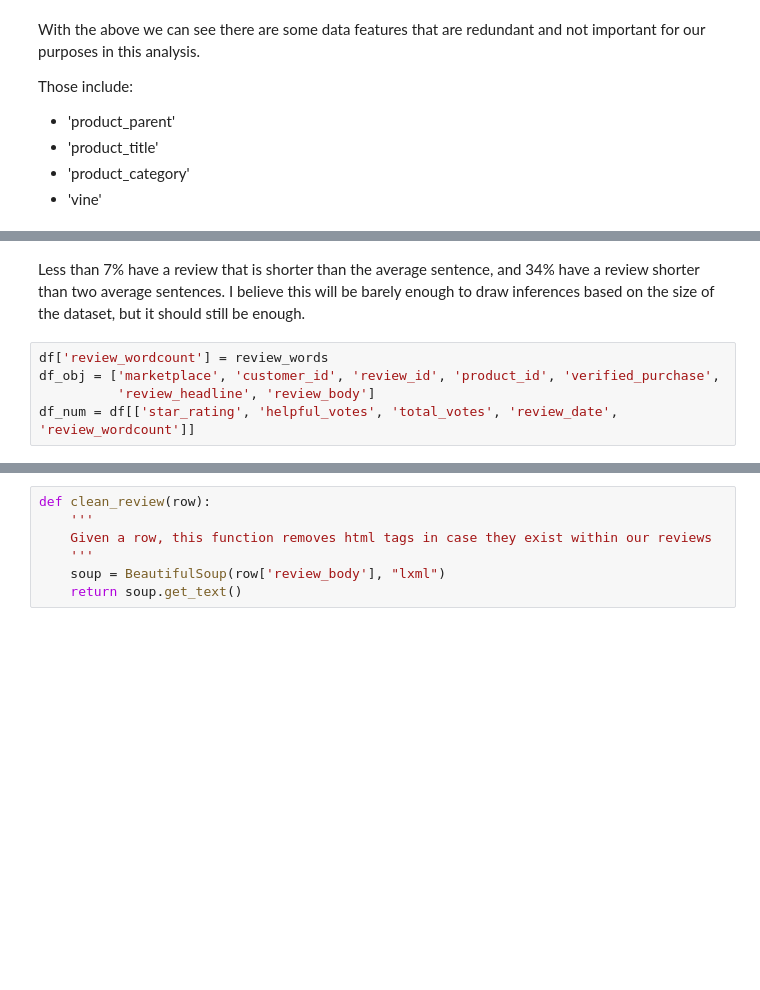
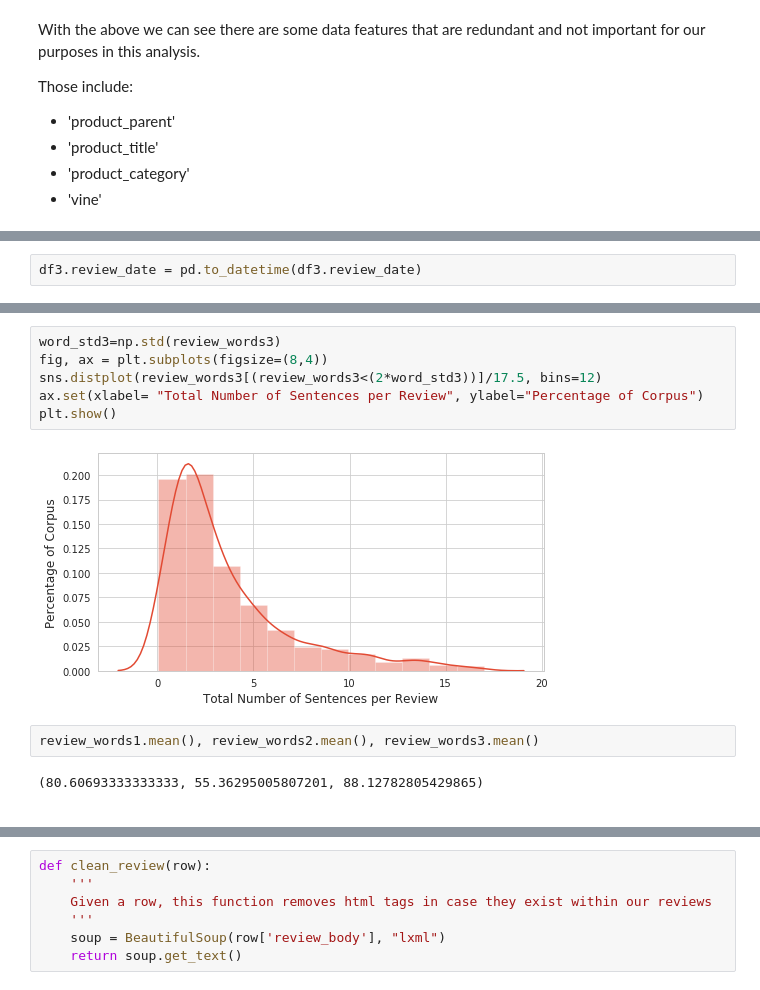
Before and after one commit to GrilledJeez/amazon_product_feature_analysis, a Jupyter notebook: EDA_&_Data_wrangling.ipynb, the cells around one changed output, grey strips where cells are left out. Drawn from its saved outputs; the diff is of its cells as text; blank space fills up the shorter version.

```diff
--- a/EDA_&_Data_wrangling.ipynb
+++ b/EDA_&_Data_wrangling.ipynb
@@ -124,0 +134,2 @@ Name: review_body, Length: 1737, dtype: int64
+# %%
+df3.review_date = pd.to_datetime(df3.review_date)
@@ -140,7 +159,16 @@ review_words.mean()
+# %%
+word_std3=np.std(review_words3)
+fig, ax = plt.subplots(figsize=(8,4))
+sns.distplot(review_words3[(review_words3<(2*word_std3))]/17.5, bins=12)
+ax.set(xlabel= "Total Number of Sentences per Review", ylabel="Percentage of Corpus")
+plt.show()
+# %% [output]
+[figure, added]
+# %%
+review_words1.mean(), review_words2.mean(), review_words3.mean()
+# %% [output]
+(80.60693333333333, 55.36295005807201, 88.12782805429865)
 # %% [markdown]
+<!-- # First Microwave
 Less than 7% have a review that is shorter than the average sentence, and 34% have a review shorter than two average sentences. I believe this will be barely enough to draw inferences based on the size of the dataset, but it should still be enough.
+# Second Microwave -->
-# %%
-df['review_wordcount'] = review_words
-df_obj = ['marketplace', 'customer_id', 'review_id', 'product_id', 'verified_purchase',
-          'review_headline', 'review_body']
-df_num = df[['star_rating', 'helpful_votes', 'total_votes', 'review_date', 'review_wordcount']]
```
Also changed, not shown: parts of 39 cells of this notebook, 3 other files.
